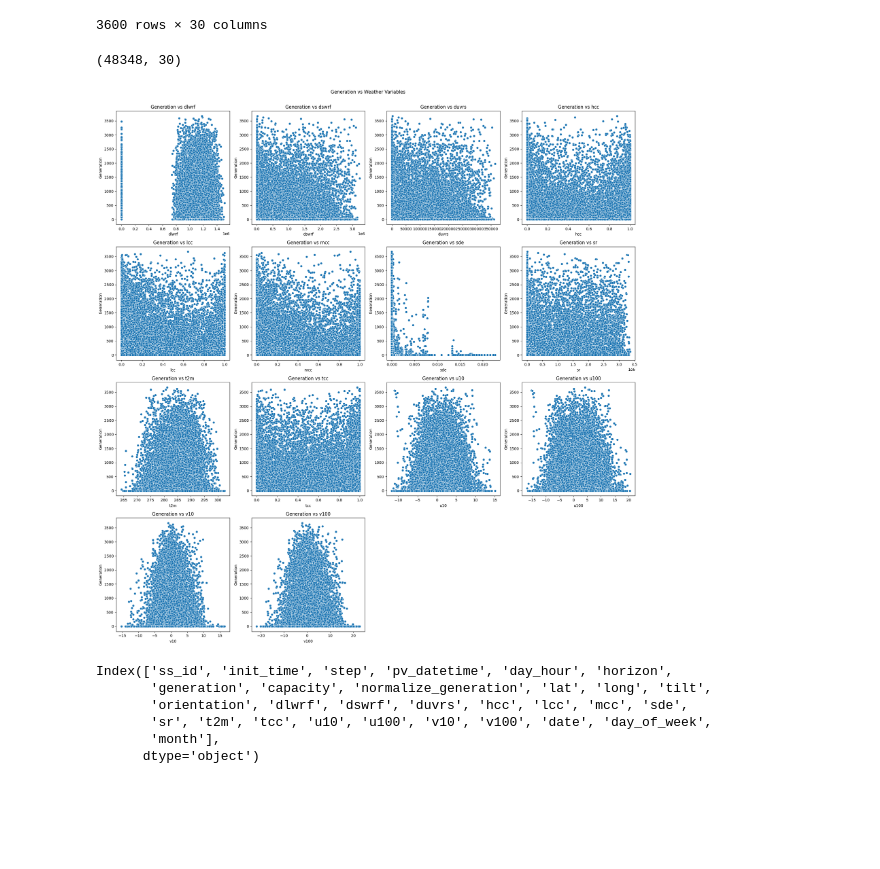
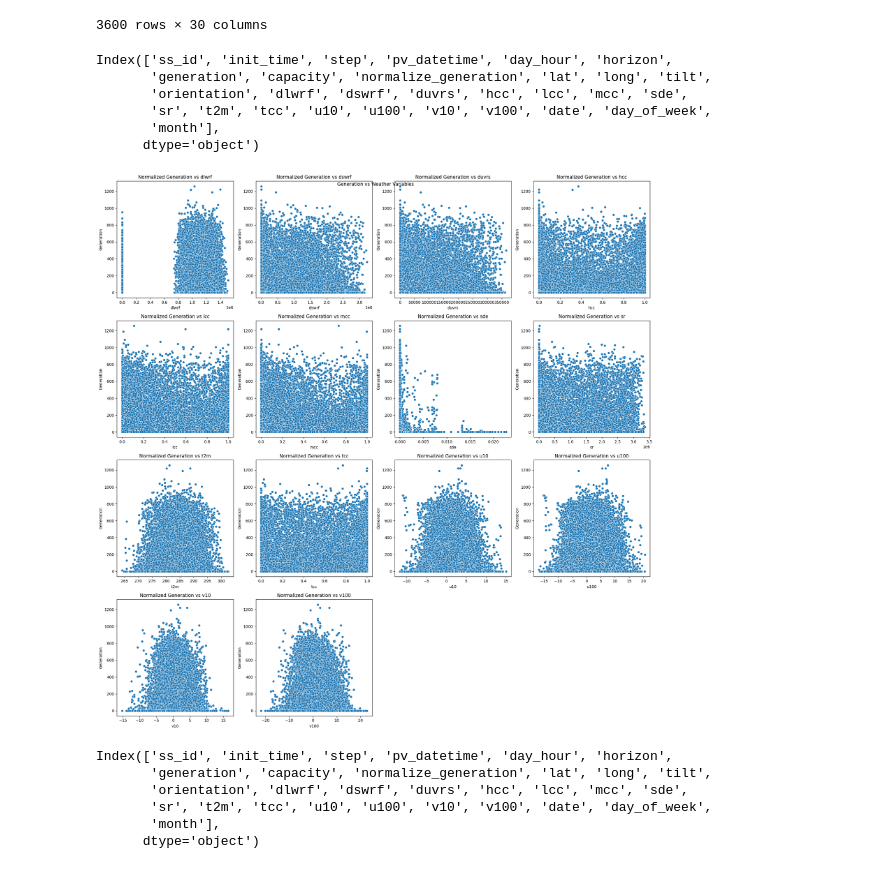
Before and after one commit to roshnaeem/gsoc-data, a Jupyter notebook: tft_forecast_model.ipynb, the cells around one changed output. Saved outputs shown, nothing was run; the diff lists cells and outputs as text; code cells hidden in the pictures; blank space fills up the shorter version.

```diff
--- a/tft_forecast_model.ipynb
+++ b/tft_forecast_model.ipynb
@@ -83,6 +93,11 @@ forecast_data.tail(3600)
 | 48347 | 26980 | 2021-10-10 12:00:00 | 1 days 11:00:00 | 2021-10-12 06:00:00 | 6.0 | 36.0 | 0.0000 | 3.99 | ... |
 3600 rows × 30 columns
 # %%
-forecast_data.shape
+forecast_data.columns
 # %% [output]
-(48348, 30)
+Index(['ss_id', 'init_time', 'step', 'pv_datetime', 'day_hour', 'horizon',
+       'generation', 'capacity', 'normalize_generation', 'lat', 'long', 'tilt',
+       'orientation', 'dlwrf', 'dswrf', 'duvrs', 'hcc', 'lcc', 'mcc', 'sde',
+       'sr', 't2m', 'tcc', 'u10', 'u100', 'v10', 'v100', 'date', 'day_of_week',
+       'month'],
+      dtype='object')
@@ -89,29 +142,29 @@ forecast_data.shape
 # %%
 weather_variables = ['dlwrf', 'dswrf', 'duvrs', 'hcc', 'lcc', 'mcc', 'sde', 'sr', 't2m', 'tcc', 'u10', 'u100', 'v10', 'v100']
 
 
 num_vars = len(weather_variables)
 cols = 4
 rows = (num_vars + cols - 1) // cols  # Ceiling division for grid layout
 
 fig, axes = plt.subplots(nrows=rows, ncols=cols, figsize=(20, rows * 5))
 axes = axes.flatten()
 
 for i, var in enumerate(weather_variables):
-    sns.scatterplot(data=forecast_data, x=var, y='generation', ax=axes[i])
-    axes[i].set_title(f'Generation vs {var}')
+    sns.scatterplot(data=forecast_data, x=var, y='normalize_generation', ax=axes[i])
+    axes[i].set_title(f'Normalized Generation vs {var}')
     axes[i].set_xlabel(var)
     axes[i].set_ylabel('Generation')
 
 # Remove any unused subplots
 for j in range(i + 1, len(axes)):
     fig.delaxes(axes[j])
 
 plt.tight_layout()
 plt.suptitle('Generation vs Weather Variables', y=1.02)
 plt.show()
 # %% [output]
-[figure, old version]
+[figure, new version]
 # %%
 forecast_data.columns
 # %% [output]
```
Also changed, not shown: parts of 2 cells of this notebook.
